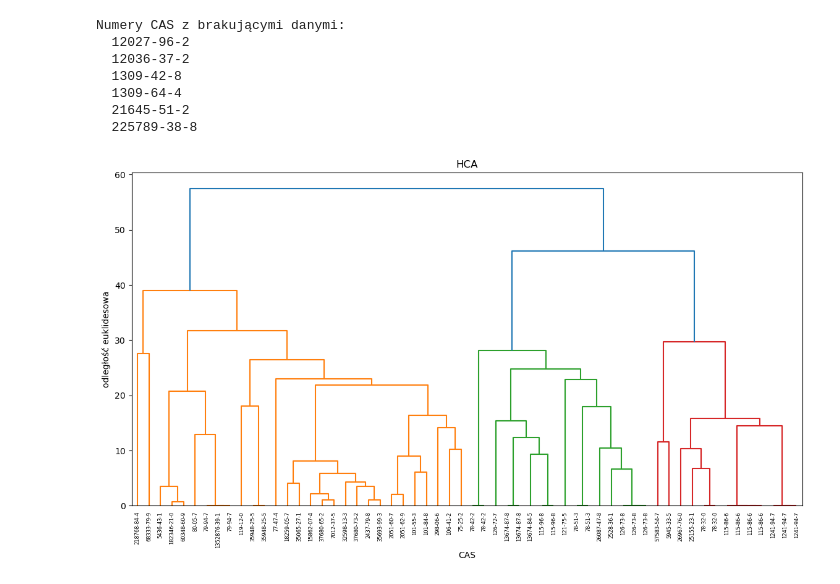
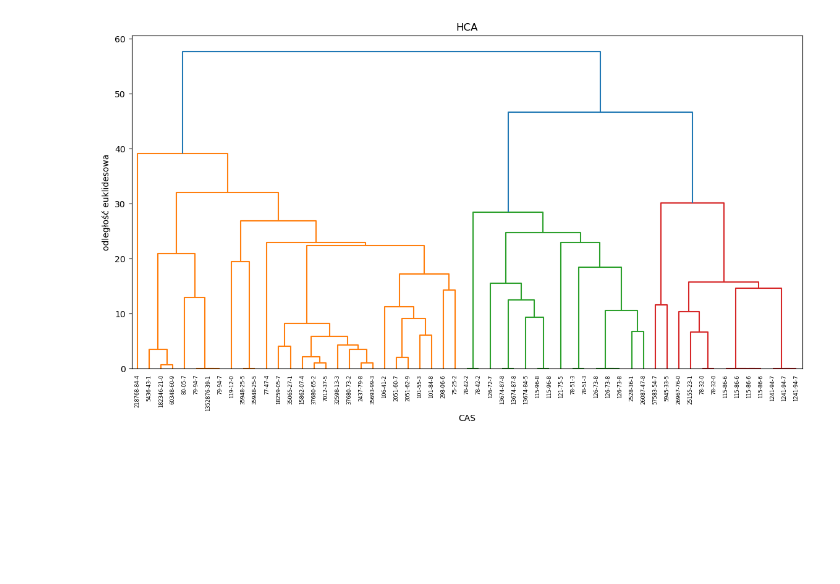
Before and after one commit to karoltopka/Pracownia-rotacyjna-2026, a Jupyter notebook: Zajęcia/hca.ipynb, the cells around one changed output. Cells and saved outputs as stored; diff of their text form; code cells hidden in the pictures; blank space fills up the shorter version.

```diff
--- a/Zajęcia/hca.ipynb
+++ b/Zajęcia/hca.ipynb
@@ -1,46 +1,27 @@
 # %%
 import pandas as pd
 import numpy as np
 import matplotlib.pyplot as plt
 from scipy.cluster.hierarchy import dendrogram, linkage
 from scipy.spatial.distance import pdist
 from sklearn.preprocessing import StandardScaler
 
 df = pd.read_excel('deskryptory_z_cas.xlsx', dtype={0: str})
 
 cas = df.iloc[:, 0].values
 dane = df.iloc[:, 1:].values
-dane_df = df.iloc[:, 1:]
-
-kompletne_wiersze = dane_df.notna().all(axis=1)
-niekompletne_cas = cas[~kompletne_wiersze]
-print(f"Numery CAS z brakującymi danymi:")
-for c in niekompletne_cas:
-    print(f"  {c}")
-
-cas_kompletne = cas[kompletne_wiersze]
-dane_kompletne = dane[kompletne_wiersze]
 
 scaler = StandardScaler()
-dane_znormalizowane = scaler.fit_transform(dane_kompletne)
-
-dane_znormalizowane = np.array(dane_znormalizowane, dtype=float)
+dane_znormalizowane = scaler.fit_transform(dane)
 
 odleglosci = pdist(dane_znormalizowane, metric='euclidean')
 z = linkage(odleglosci, method='ward')
 
 plt.figure(figsize=(14, 7))
-dendrogram(z, labels=cas_kompletne, leaf_rotation=90)
+dendrogram(z, labels=cas, leaf_rotation=90)
 plt.title('HCA')
 plt.xlabel('CAS')
 plt.ylabel('odległość euklidesowa')
 plt.show()
 # %% [output]
-Numery CAS z brakującymi danymi:
-  12027-96-2
-  12036-37-2
-  1309-42-8
-  1309-64-4
-  21645-51-2
-  225789-38-8
-[figure, old version]
+[figure, new version]
```
Also changed, not shown: 3 other files.
